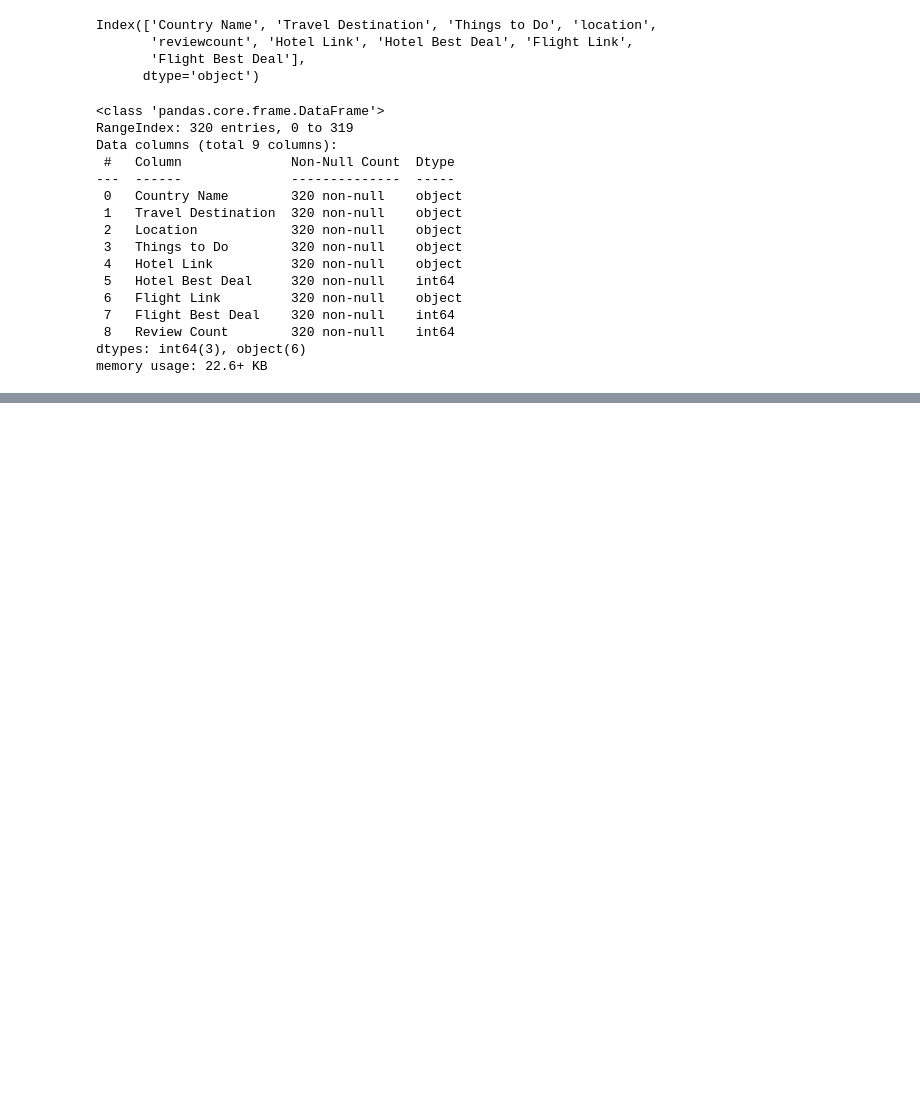
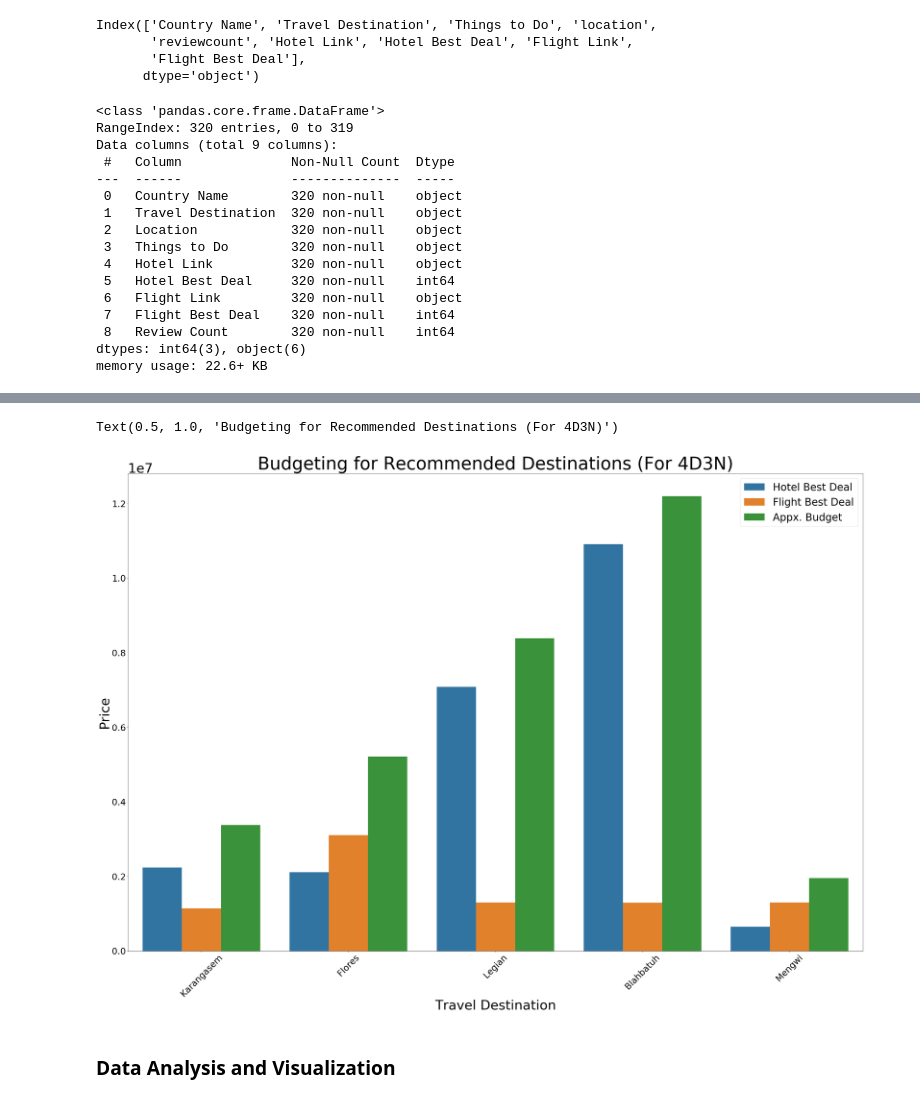
Before and after one commit to chandirairina/Travel-Recommendation-System---Final-Project, a Jupyter notebook: Final Project_Notebook.ipynb, the cells around one changed output, grey strips where cells are left out. Cells and saved outputs as stored; diff of their text form; code cells hidden in the pictures; blank space fills up the shorter version.

```diff
--- a/Final Project_Notebook.ipynb
+++ b/Final Project_Notebook.ipynb
@@ -1031,0 +1798,2 @@ memory usage: 22.6+ KB
+# %%
+a,b,c,d,e,f,g=get_recomendation_spot("Labuan Bajo")
@@ -1031,0 +1802,5 @@ memory usage: 22.6+ KB
+# %%
+df_result=pd.DataFrame()
+df_result["Destination"]=a
+df_result["Hotel"]=d
+df_result["Flight"]=f
@@ -1031,0 +1809,3 @@ memory usage: 22.6+ KB
+# %%
+df_result["Hotel"]=3*df_result["Hotel"]
+df_result["Total"]=df_result["Hotel"]+df_result["Flight"]
@@ -1031,0 +1835,14 @@ memory usage: 22.6+ KB
+# %%
+df_hotelprice=df_result[["Destination","Hotel"]]
+df_hotelprice["Price_Type"]="Hotel Best Deal"
+df_hotelprice=df_hotelprice.rename(columns={"Hotel":"Price"})
+
+df_flightprice=df_result[["Destination","Flight"]]
+df_flightprice["Price_Type"]="Flight Best Deal"
+df_flightprice=df_flightprice.rename(columns={"Flight":"Price"})
+
+df_total=df_result[["Destination","Total"]]
+df_total["Price_Type"]="Appx. Budget"
+df_total=df_total.rename(columns={"Total":"Price"})
+
+df_viz=pd.concat([df_hotelprice,df_flightprice,df_total])
@@ -1031,0 +1865,15 @@ memory usage: 22.6+ KB
+# %%
+fig=plt.figure(figsize=(45,30))
+sns.barplot(x="Destination",y="Price", hue="Price_Type", data=df_viz)
+plt.xticks(rotation=45, fontsize=30)
+plt.yticks(fontsize=30)
+plt.xlabel('Travel Destination',fontsize=45)
+plt.ylabel('Price',fontsize=45)
+plt.legend(fontsize=35)
+plt.title("Budgeting for Recommended Destinations (For 4D3N)", fontsize=60)
+# fig.savefig("budget_destination.png")
+# %% [output]
+Text(0.5, 1.0, 'Budgeting for Recommended Destinations (For 4D3N)')
+[figure, added]
+# %% [markdown]
+### Data Analysis and Visualization
```
Also changed, not shown: parts of 162 cells of this notebook, 3 other files.
